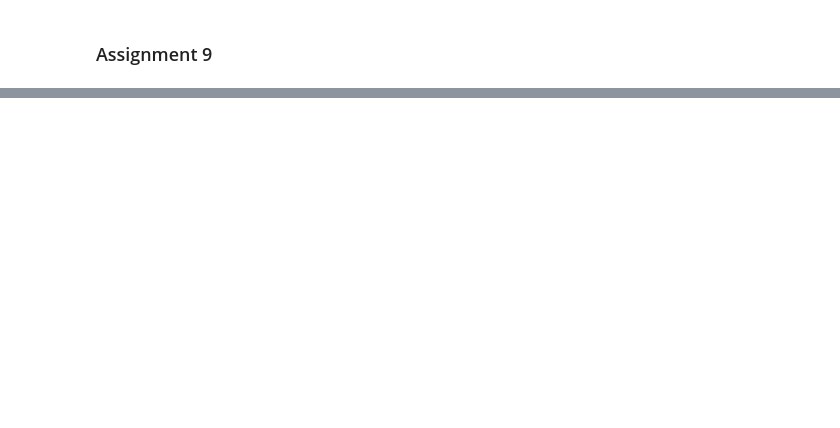
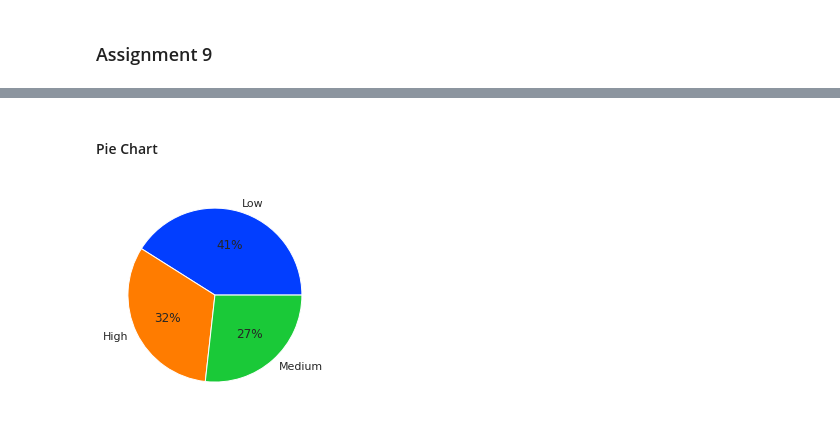
Before and after one commit to HamidBekamiri/EDA_GitHub, a Jupyter notebook: EDA_FIFA_2022.ipynb, the cells around one changed output, grey strips where cells are left out. Cells and saved outputs as stored; diff of their text form; code cells hidden in the pictures; blank space fills up the shorter version.

```diff
--- a/EDA_FIFA_2022.ipynb
+++ b/EDA_FIFA_2022.ipynb
@@ -1146,0 +1136,14 @@ plt.show()
+# %% [markdown]
+#### Pie Chart
+# %%
+
+# define Seaborn color palette to use
+palette_color = sns.color_palette('bright')
+
+# plotting data on chart
+plt.pie(fifadata.Wage_binding.value_counts(), labels=fifadata.Wage_binding.unique(), colors=palette_color, autopct='%.0f%%')
+
+# displaying chart
+plt.show()
+# %% [output]
+[figure, added]
```
Also changed, not shown: parts of 39 cells of this notebook.
